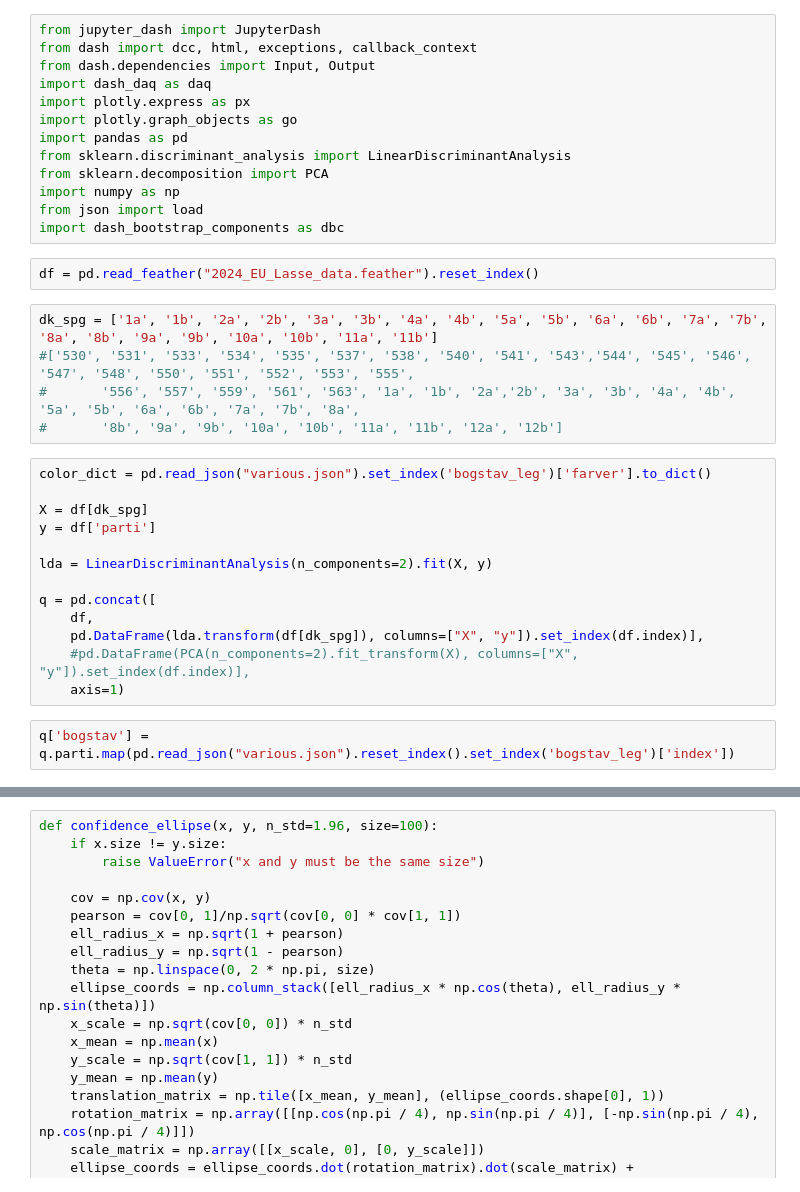
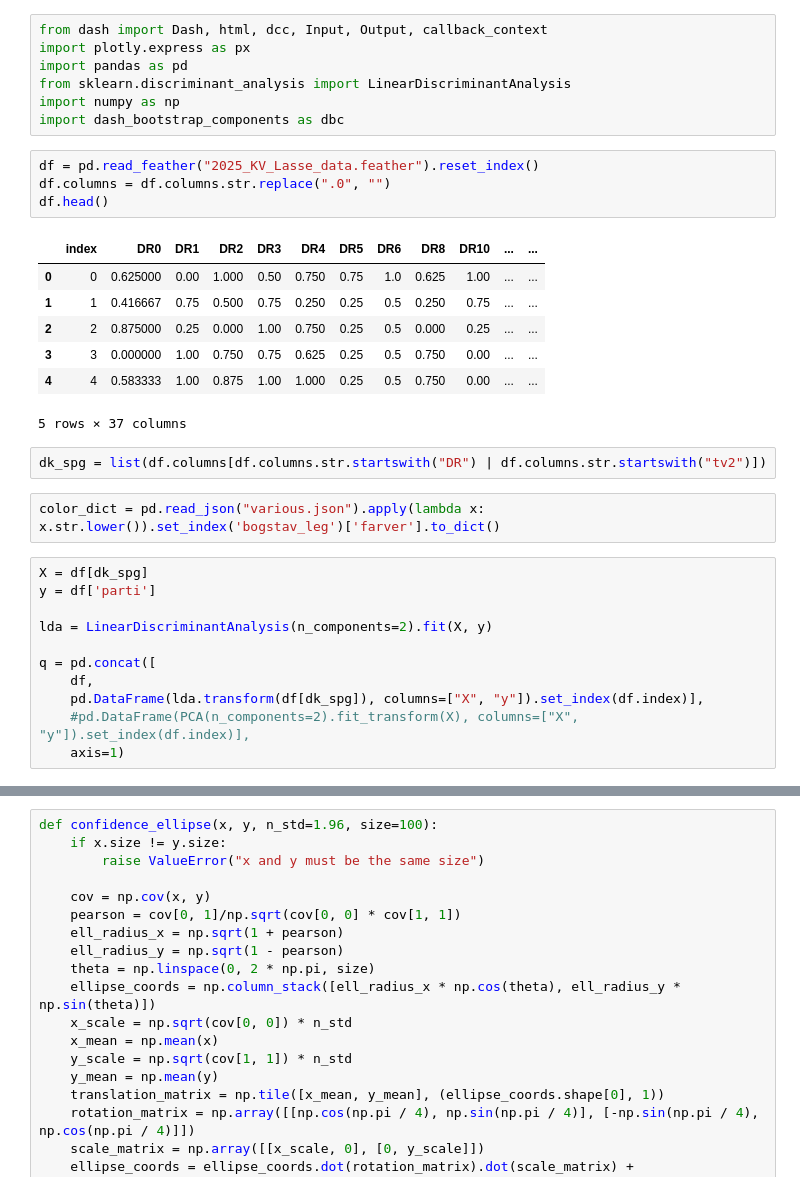
Before and after one commit to cfblaeb/KV_2025, a Jupyter notebook: webit.ipynb, the cells around one changed output, grey strips where cells are left out. Saved outputs shown, nothing was run; the diff lists cells and outputs as text.

```diff
--- a/webit.ipynb
+++ b/webit.ipynb
@@ -1,26 +1,27 @@
 # %%
-from jupyter_dash import JupyterDash
-from dash import dcc, html, exceptions, callback_context
-from dash.dependencies import Input, Output
-import dash_daq as daq
+from dash import Dash, html, dcc, Input, Output, callback_context
 import plotly.express as px
-import plotly.graph_objects as go
 import pandas as pd
 from sklearn.discriminant_analysis import LinearDiscriminantAnalysis
-from sklearn.decomposition import PCA
 import numpy as np
-from json import load
 import dash_bootstrap_components as dbc
 # %%
-df = pd.read_feather("2024_EU_Lasse_data.feather").reset_index()
+df = pd.read_feather("2025_KV_Lasse_data.feather").reset_index()
+df.columns = df.columns.str.replace(".0", "")
+df.head()
+# %% [output]
+|  | index | DR0 | DR1 | DR2 | DR3 | DR4 | DR5 | DR6 | DR8 | DR10 | ... | ... |
+| 0 | 0 | 0.625000 | 0.00 | 1.000 | 0.50 | 0.750 | 0.75 | 1.0 | 0.625 | 1.00 | ... | ... |
+| 1 | 1 | 0.416667 | 0.75 | 0.500 | 0.75 | 0.250 | 0.25 | 0.5 | 0.250 | 0.75 | ... | ... |
+| 2 | 2 | 0.875000 | 0.25 | 0.000 | 1.00 | 0.750 | 0.25 | 0.5 | 0.000 | 0.25 | ... | ... |
+| 3 | 3 | 0.000000 | 1.00 | 0.750 | 0.75 | 0.625 | 0.25 | 0.5 | 0.750 | 0.00 | ... | ... |
+| 4 | 4 | 0.583333 | 1.00 | 0.875 | 1.00 | 1.000 | 0.25 | 0.5 | 0.750 | 0.00 | ... | ... |
+5 rows × 37 columns
-# %%
-dk_spg = ['1a', '1b', '2a', '2b', '3a', '3b', '4a', '4b', '5a', '5b', '6a', '6b', '7a', '7b', '8a', '8b', '9a', '9b', '10a', '10b', '11a', '11b']
-#['530', '531', '533', '534', '535', '537', '538', '540', '541', '543','544', '545', '546', '547', '548', '550', '551', '552', '553', '555',
-#       '556', '557', '559', '561', '563', '1a', '1b', '2a','2b', '3a', '3b', '4a', '4b', '5a', '5b', '6a', '6b', '7a', '7b', '8a',
-#       '8b', '9a', '9b', '10a', '10b', '11a', '11b', '12a', '12b']
+# %%
+dk_spg = list(df.columns[df.columns.str.startswith("DR") | df.columns.str.startswith("tv2")])
+# %%
+color_dict = pd.read_json("various.json").apply(lambda x: x.str.lower()).set_index('bogstav_leg')['farver'].to_dict()
 # %%
-color_dict = pd.read_json("various.json").set_index('bogstav_leg')['farver'].to_dict()
-
 X = df[dk_spg]
 y = df['parti']
 
@@ -31,5 +32,3 @@ q = pd.concat([
     pd.DataFrame(lda.transform(df[dk_spg]), columns=["X", "y"]).set_index(df.index)],
     #pd.DataFrame(PCA(n_components=2).fit_transform(X), columns=["X", "y"]).set_index(df.index)],
     axis=1)
-# %%
-q['bogstav'] = q.parti.map(pd.read_json("various.json").reset_index().set_index('bogstav_leg')['index'])
```
Also changed, not shown: parts of 11 cells of this notebook, 5 other files.
